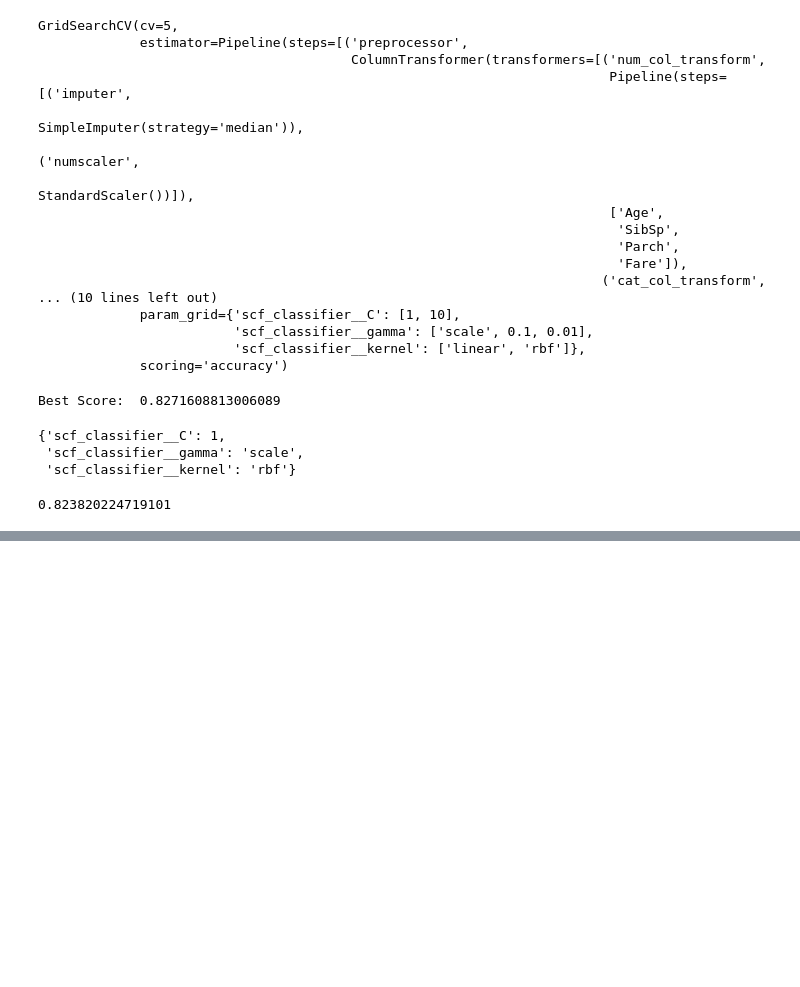
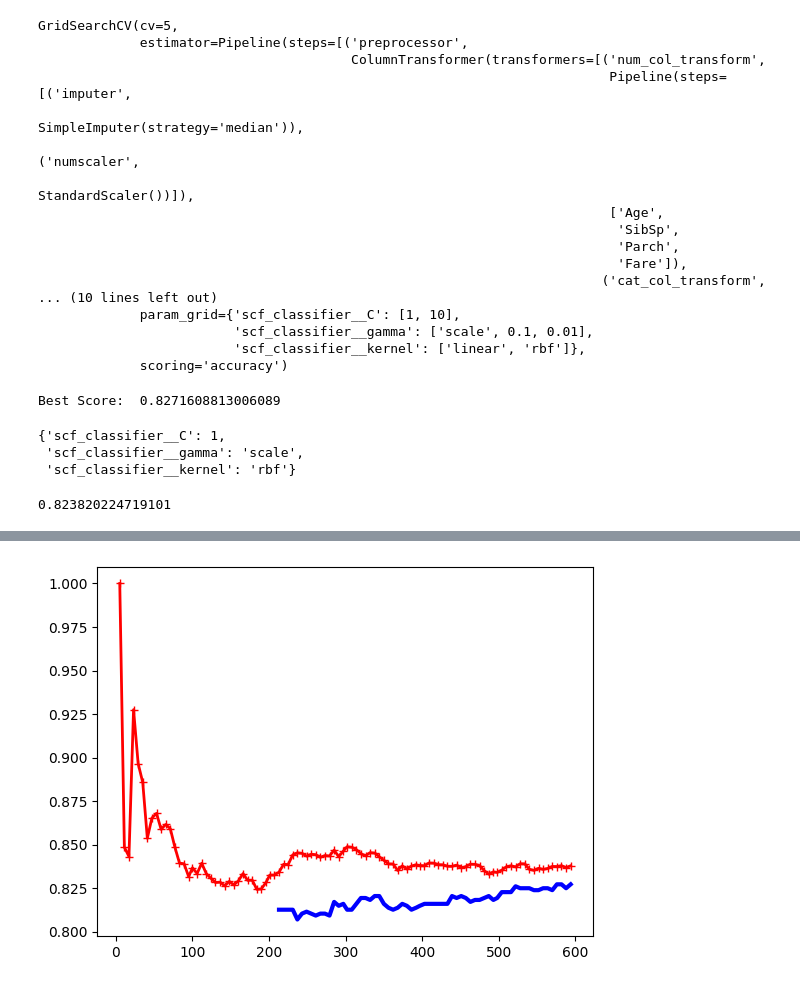
Before and after one commit to fox-buddy/MachineLearning-Collection, a Jupyter notebook: Titanic/titanic_survical.ipynb, the cells around one changed output, grey strips where cells are left out. Drawn from its saved outputs; the diff is of its cells as text; code cells hidden in the pictures; blank space fills up the shorter version.

Commit message:
experimenting with learning curves

```diff
--- a/Titanic/titanic_survical.ipynb
+++ b/Titanic/titanic_survical.ipynb
@@ -300,3 +279,9 @@ manual_cross_cal_score = cross_val_score(best_estimator, train_data_frame, train
 print(manual_cross_cal_score.mean())
 # %% [output]
 0.823820224719101
+# %%
+# Plotting a learning curve for the chosen model to visualize fitting (overfitting, underfitting, good fit)
+from sklearn.model_selection import learning_curve
+import numpy as np
+
+train_sizes, train_scores, valid_scores = learning_curve(best_estimator, train_data_frame, train_labels, train_sizes=np.linspace(0.01, 1.0, 100), cv=3, scoring="accuracy", shuffle=True, random_state=42)
@@ -302,0 +306,9 @@ print(manual_cross_cal_score.mean())
+# %%
+train_errors = train_scores.mean(axis=1)
+valid_errors = valid_scores.mean(axis=1)
+# %%
+plt.plot(train_sizes, train_errors, "r-+", linewidth=2, label="Trainingsdatensatz")
+plt.plot(train_sizes, valid_errors, "b-", linewidth=3, label="Validierungsdatensatz")
+plt.show()
+# %% [output]
+[figure, added]
```
Also changed, not shown: parts of 7 cells of this notebook.
